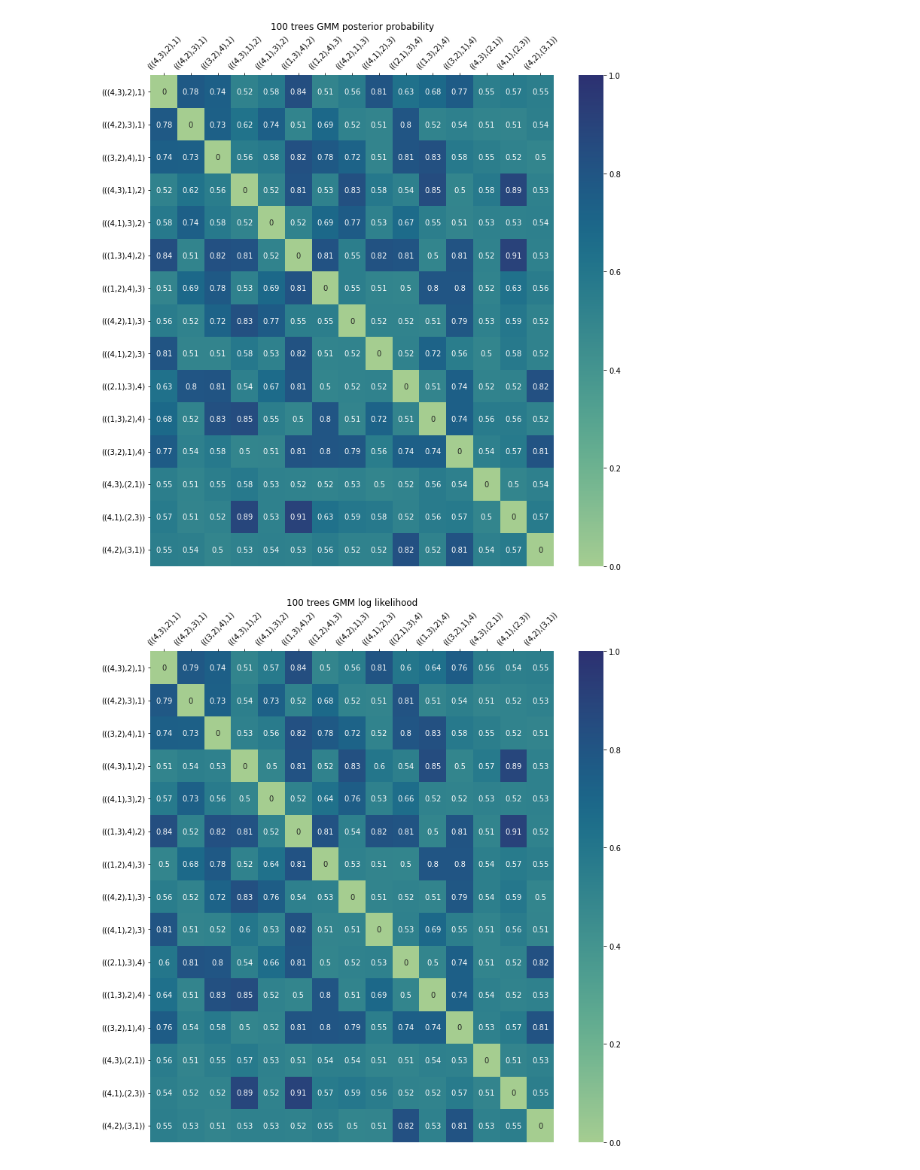
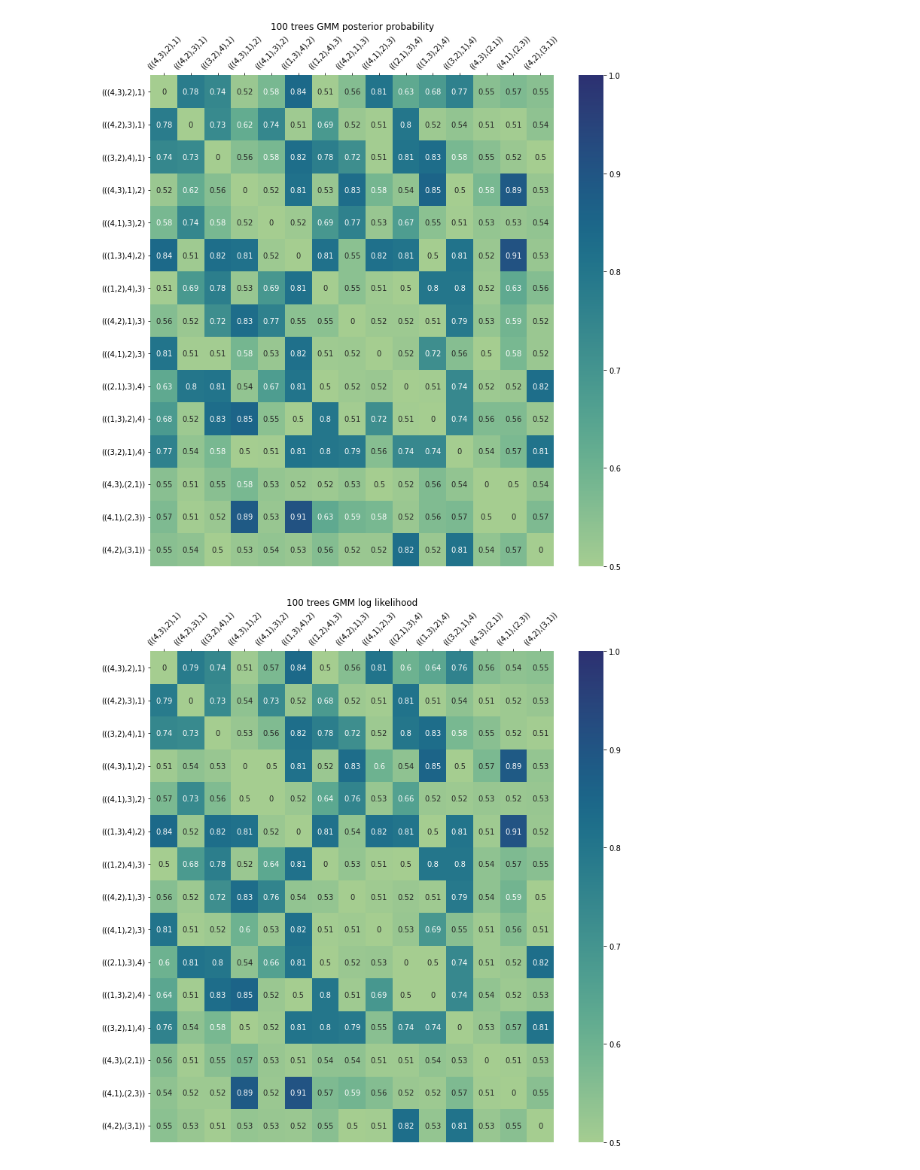
Before and after one commit to solislemuslab/PhyloClustering.jl, a Jupyter notebook: plot-heatmap.ipynb, the cells around one changed output. Saved outputs shown, nothing was run; the diff lists cells and outputs as text; code cells hidden in the pictures.

```diff
--- a/plot-heatmap.ipynb
+++ b/plot-heatmap.ipynb
@@ -27,7 +27,7 @@ df.index = trees
 
 plt.figure(figsize=(12,12))
 plt.title('100 trees K-means')
-plot = sns.heatmap(df, annot=True, cmap="crest",vmin = 0, vmax = 1);
+plot = sns.heatmap(df, annot=True, cmap="crest",vmin = 0.5, vmax = 1);
 plot.xaxis.tick_top()
 plot.tick_params(axis='x', rotation=45)
 plot.tick_params(axis='y', rotation=0)
@@ -38,7 +38,7 @@ df.index = trees
 
 plt.figure(figsize=(12,12))
 plt.title('100 trees GMM posterior probability')
-plot = sns.heatmap(df, annot=True, cmap="crest",vmin = 0, vmax = 1);
+plot = sns.heatmap(df, annot=True, cmap="crest",vmin = 0.5, vmax = 1);
 plot.xaxis.tick_top()
 plot.tick_params(axis='x', rotation=45)
 plot.tick_params(axis='y', rotation=0)
@@ -49,7 +49,7 @@ df.index = trees
 
 plt.figure(figsize=(12,12))
 plt.title('100 trees GMM log likelihood')
-plot = sns.heatmap(df, annot=True, cmap="crest",vmin = 0, vmax = 1);
+plot = sns.heatmap(df, annot=True, cmap="crest",vmin = 0.5, vmax = 1);
 plot.xaxis.tick_top()
 plot.tick_params(axis='x', rotation=45)
 plot.tick_params(axis='y', rotation=0)
@@ -58,2 +58,2 @@ plot.tick_params(axis='y', rotation=0)
-[figure, old version]
+[figure, new version]
-[figure, old version]
+[figure, new version]
```
Also changed, not shown: parts of 15 cells of this notebook, 2 other files.
